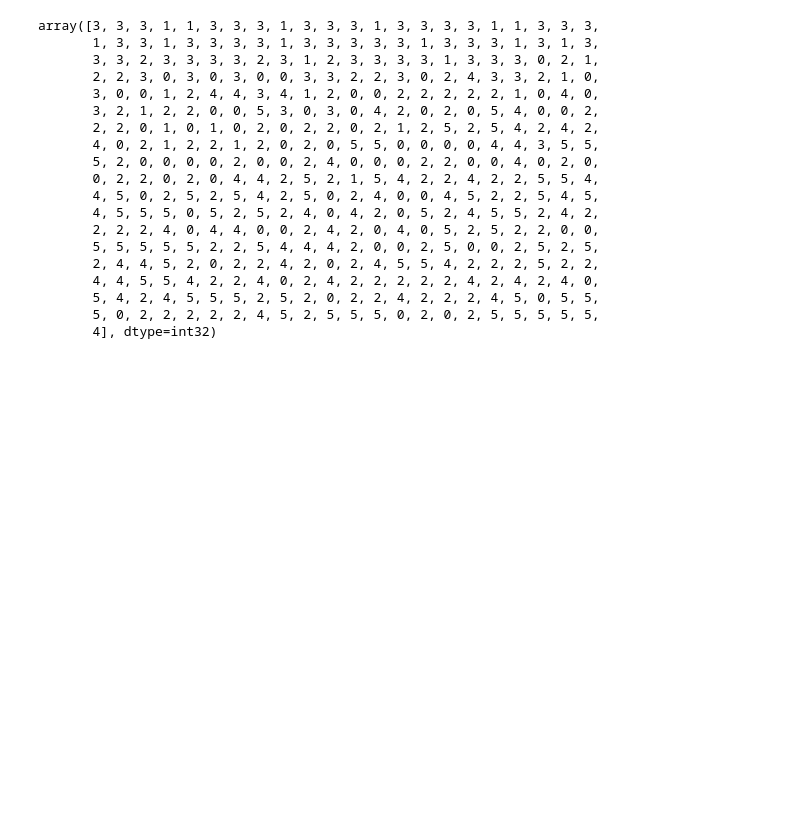
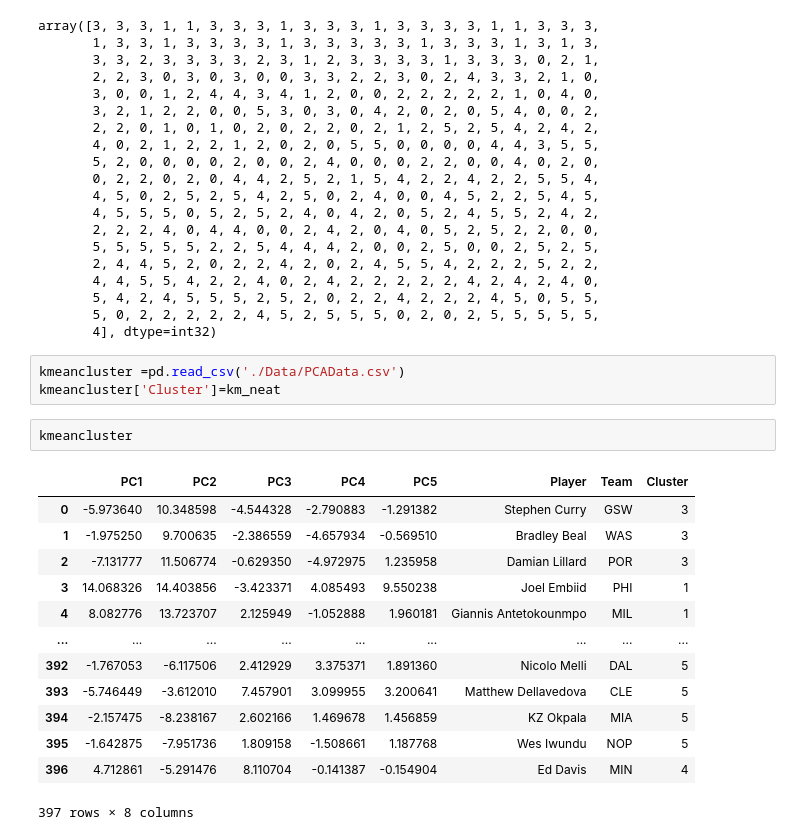
Before and after one commit to CSA100/nba-dsai, a Jupyter notebook: K-MeansClustering.ipynb, the cells around one changed output. Cells and saved outputs as stored; diff of their text form; blank space fills up the shorter version.

```diff
--- a/K-MeansClustering.ipynb
+++ b/K-MeansClustering.ipynb
@@ -134,3 +134,22 @@ array([3, 3, 3, 1, 1, 3, 3, 3, 1, 3, 3, 3, 1, 3, 3, 3, 3, 1, 1, 3, 3, 3,
        5, 4, 2, 4, 5, 5, 5, 2, 5, 2, 0, 2, 2, 4, 2, 2, 2, 4, 5, 0, 5, 5,
        5, 0, 2, 2, 2, 2, 2, 4, 5, 2, 5, 5, 5, 0, 2, 0, 2, 5, 5, 5, 5, 5,
        4], dtype=int32)
+# %%
+kmeancluster =pd.read_csv('./Data/PCAData.csv')
+kmeancluster['Cluster']=km_neat
+# %%
+kmeancluster
+# %% [output]
+|  | PC1 | PC2 | PC3 | PC4 | PC5 | Player | Team | Cluster |
+| 0 | -5.973640 | 10.348598 | -4.544328 | -2.790883 | -1.291382 | Stephen Curry | GSW | 3 |
+| 1 | -1.975250 | 9.700635 | -2.386559 | -4.657934 | -0.569510 | Bradley Beal | WAS | 3 |
+| 2 | -7.131777 | 11.506774 | -0.629350 | -4.972975 | 1.235958 | Damian Lillard | POR | 3 |
+| 3 | 14.068326 | 14.403856 | -3.423371 | 4.085493 | 9.550238 | Joel Embiid | PHI | 1 |
+| 4 | 8.082776 | 13.723707 | 2.125949 | -1.052888 | 1.960181 | Giannis Antetokounmpo | MIL | 1 |
+| ... | ... | ... | ... | ... | ... | ... | ... | ... |
+| 392 | -1.767053 | -6.117506 | 2.412929 | 3.375371 | 1.891360 | Nicolo Melli | DAL | 5 |
+| 393 | -5.746449 | -3.612010 | 7.457901 | 3.099955 | 3.200641 | Matthew Dellavedova | CLE | 5 |
+| 394 | -2.157475 | -8.238167 | 2.602166 | 1.469678 | 1.456859 | KZ Okpala | MIA | 5 |
+| 395 | -1.642875 | -7.951736 | 1.809158 | -1.508661 | 1.187768 | Wes Iwundu | NOP | 5 |
+| 396 | 4.712861 | -5.291476 | 8.110704 | -0.141387 | -0.154904 | Ed Davis | MIN | 4 |
+397 rows × 8 columns
```
Also changed, not shown: parts of 5 cells of this notebook.
